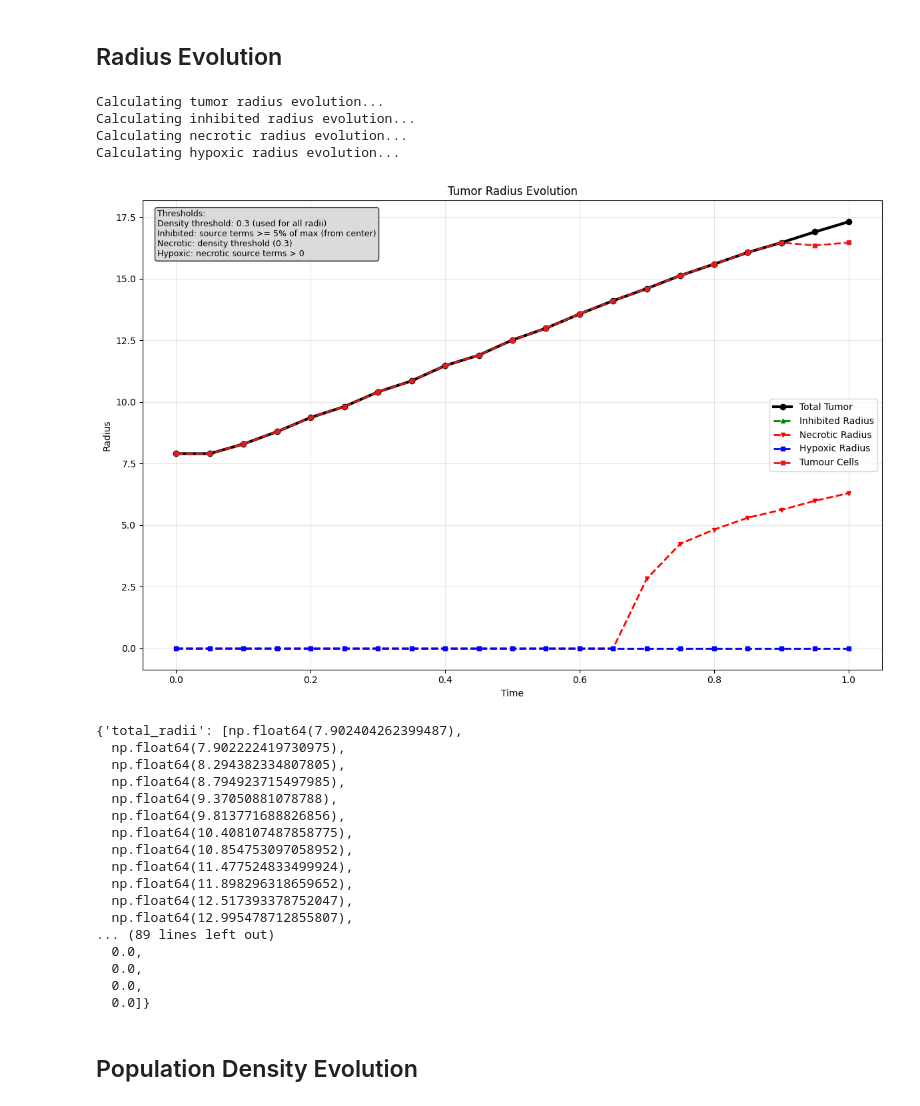
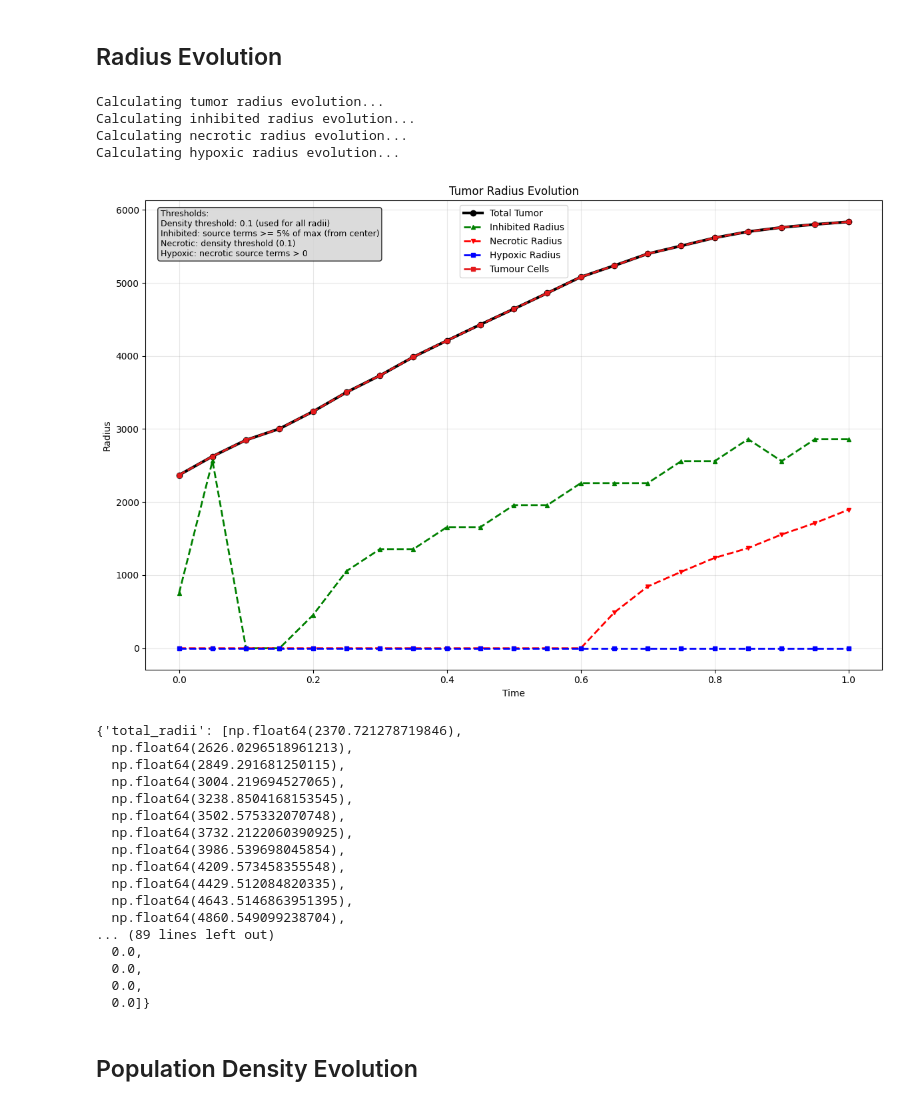
Before and after one commit to rmcnamara101/SCIE3212, a Jupyter notebook: laboratory/simulation_analysis/sim_analysis.ipynb, the cells around one changed output. Drawn from its saved outputs; the diff is of its cells as text; code cells hidden in the pictures.

```diff
--- a/laboratory/simulation_analysis/sim_analysis.ipynb
+++ b/laboratory/simulation_analysis/sim_analysis.ipynb
@@ -32,25 +32,25 @@ Loaded simulation data with 21 saved steps (using memory mapping: True)
 # %% [markdown]
 ## Radius Evolution
 # %%
-sim_plotter.plot_tumor_radius_evolution(output_dir=None, save_plot=False, show_plot=True, figsize=(12, 8), include_individual_populations=True, threshold=0.3, method='contour', growth_threshold=0.45)
+sim_plotter.plot_tumor_radius_evolution(output_dir=None, save_plot=False, show_plot=True, figsize=(12, 8), include_individual_populations=True, threshold=0.1, method='contour', growth_threshold=0.45)
 # %% [output]
 Calculating tumor radius evolution...
 Calculating inhibited radius evolution...
 Calculating necrotic radius evolution...
 Calculating hypoxic radius evolution...
-[figure, old version]
+[figure, new version]
-{'total_radii': [np.float64(7.902404262399487),
-  np.float64(7.902222419730975),
-  np.float64(8.294382334807805),
-  np.float64(8.794923715497985),
-  np.float64(9.37050881078788),
-  np.float64(9.813771688826856),
-  np.float64(10.408107487858775),
-  np.float64(10.854753097058952),
-  np.float64(11.477524833499924),
-  np.float64(11.898296318659652),
-  np.float64(12.517393378752047),
-  np.float64(12.995478712855807),
+{'total_radii': [np.float64(2370.721278719846),
+  np.float64(2626.0296518961213),
+  np.float64(2849.291681250115),
+  np.float64(3004.219694527065),
+  np.float64(3238.8504168153545),
+  np.float64(3502.575332070748),
+  np.float64(3732.2122060390925),
+  np.float64(3986.539698045854),
+  np.float64(4209.573458355548),
+  np.float64(4429.512084820335),
+  np.float64(4643.5146863951395),
+  np.float64(4860.549099238704),
 ... (89 lines left out)
   0.0,
   0.0,
```
Also changed, not shown: parts of 4 cells of this notebook, 11 other files.
